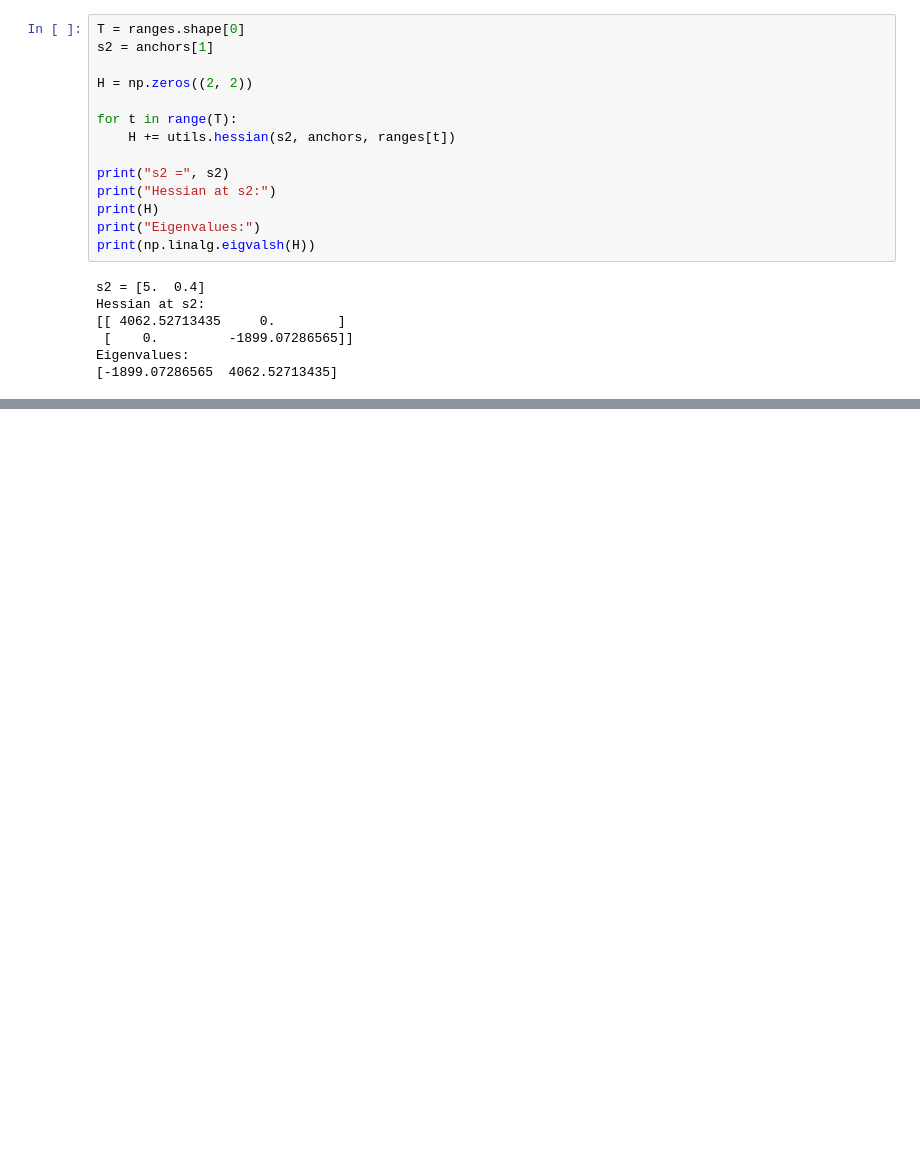
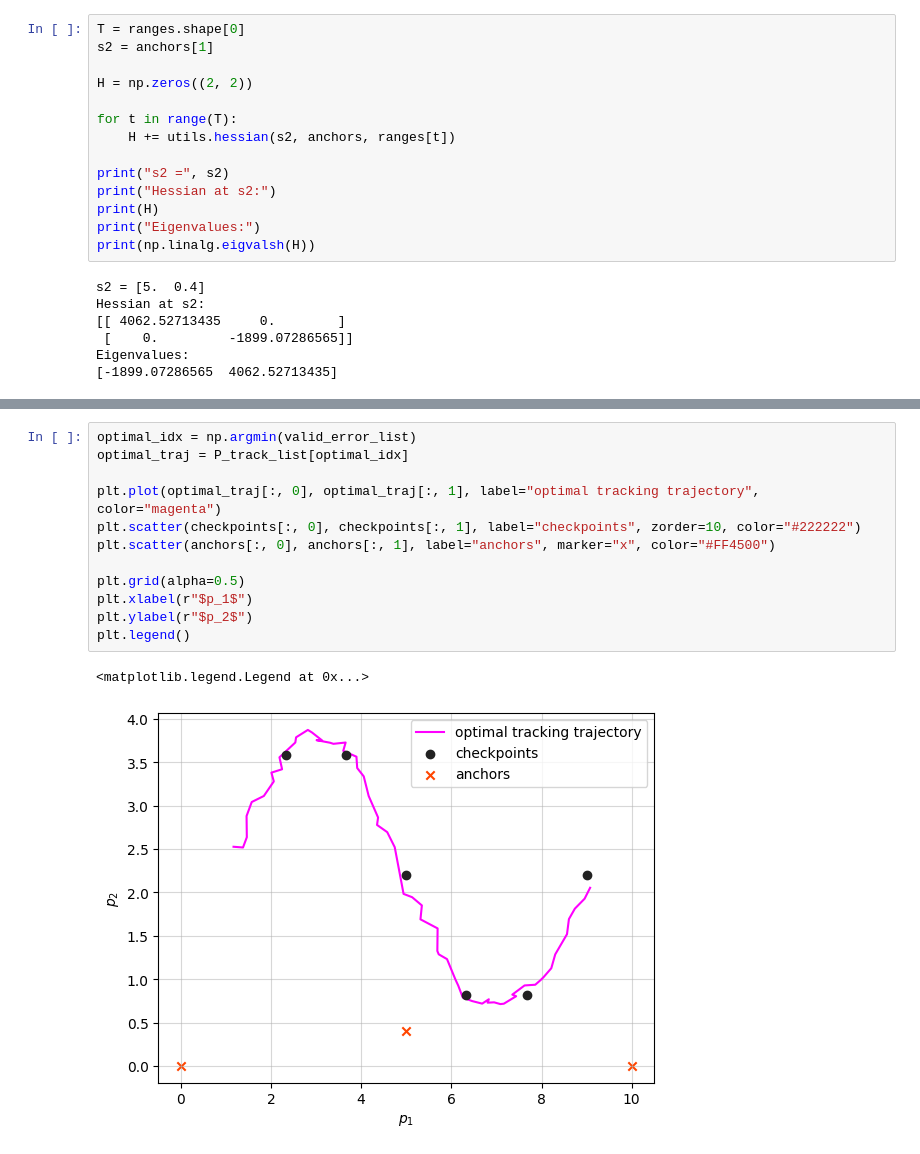
Before and after one commit to Deuter1um/OptimCW26_27, a Jupyter notebook: notebooks/part2.ipynb, the cells around one changed output, grey strips where cells are left out. Saved outputs shown, nothing was run; the diff lists cells and outputs as text; blank space fills up the shorter version.

```diff
--- a/notebooks/part2.ipynb
+++ b/notebooks/part2.ipynb
@@ -173,0 +205,15 @@ Eigenvalues:
+# %%
+optimal_idx = np.argmin(valid_error_list)
+optimal_traj = P_track_list[optimal_idx]
+
+plt.plot(optimal_traj[:, 0], optimal_traj[:, 1], label="optimal tracking trajectory", color="magenta")
+plt.scatter(checkpoints[:, 0], checkpoints[:, 1], label="checkpoints", zorder=10, color="#222222")
+plt.scatter(anchors[:, 0], anchors[:, 1], label="anchors", marker="x", color="#FF4500")
+
+plt.grid(alpha=0.5)
+plt.xlabel(r"$p_1$")
+plt.ylabel(r"$p_2$")
+plt.legend()
+# %% [output]
+<matplotlib.legend.Legend at 0x...>
+[figure, added]
```
Also changed, not shown: parts of 9 cells of this notebook, 4 other files.
